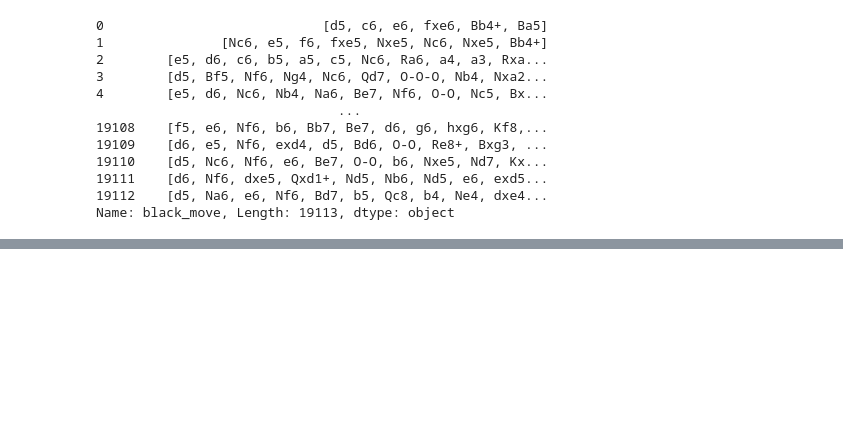
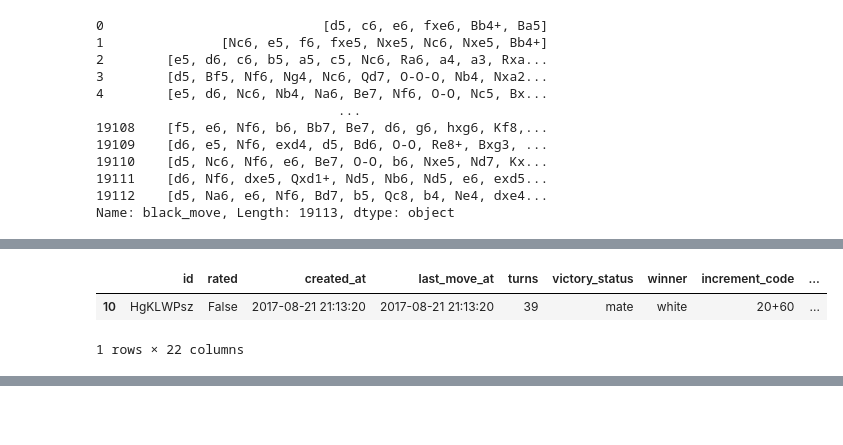
Before and after one commit to isra-st/Chess_aa_is, a Jupyter notebook: Chess_Visualizations_Isra.ipynb, the cells around one changed output, grey strips where cells are left out. Drawn from its saved outputs; the diff is of its cells as text; code cells hidden in the pictures; blank space fills up the shorter version.

Commit message:
Overview of the columns Done

```diff
--- a/Chess_Visualizations_Isra.ipynb
+++ b/Chess_Visualizations_Isra.ipynb
@@ -711,0 +711,9 @@ df[moves_white]
+# %%
+#Data quality verficiation
+df.loc[df['opening_eco']=='A00'].head(1)
+# https://www.365chess.com/eco.php
+# Starting with e3 - is A00 - Van't Krugist openning
+# %% [output]
+|  | id | rated | created_at | last_move_at | turns | victory_status | winner | increment_code | ... |
+| 10 | HgKLWPsz | False | 2017-08-21 21:13:20 | 2017-08-21 21:13:20 | 39 | mate | white | 20+60 | ... |
+1 rows × 22 columns
```
Also changed, not shown: parts of 14 cells of this notebook.
